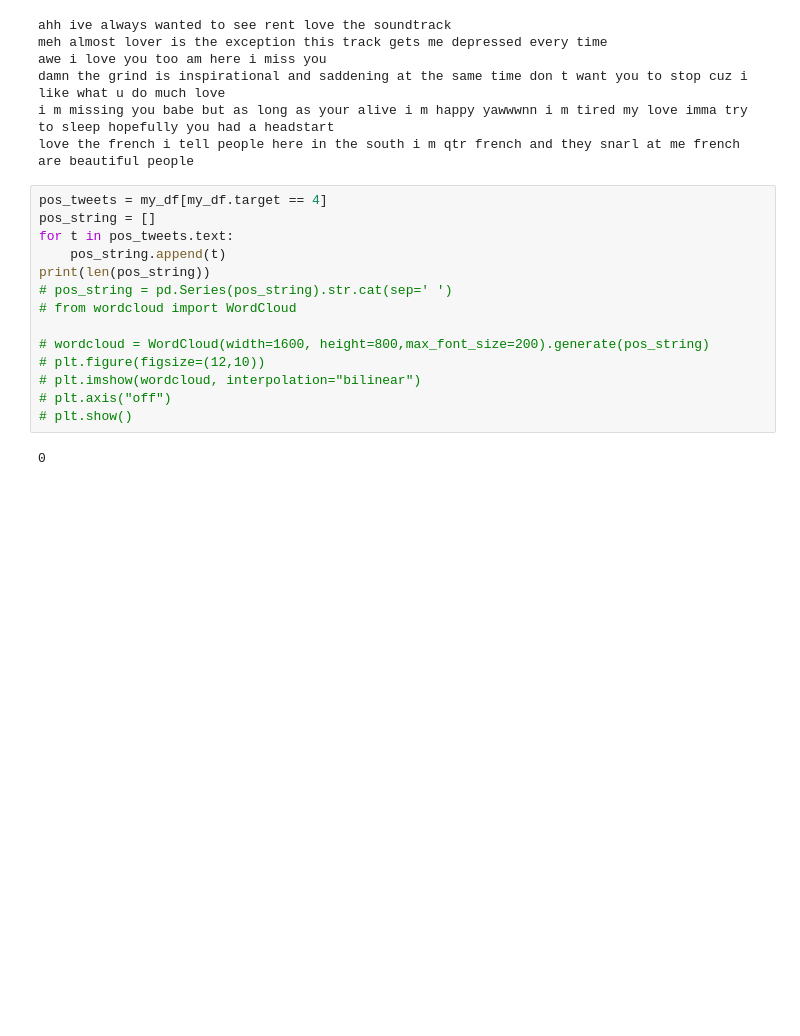
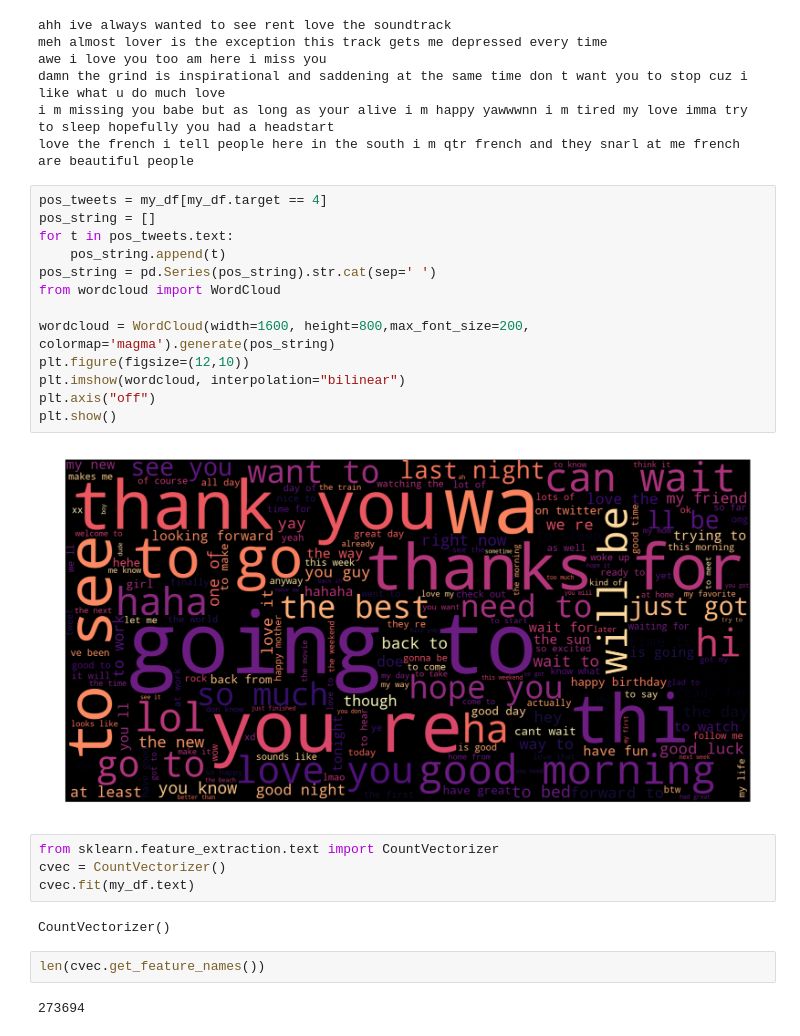
Before and after one commit to La-comadreja/tthustla, a Jupyter notebook: SentimentTutorialPart2.ipynb, the cells around one changed output. Saved outputs shown, nothing was run; the diff lists cells and outputs as text; blank space fills up the shorter version.

```diff
--- a/SentimentTutorialPart2.ipynb
+++ b/SentimentTutorialPart2.ipynb
@@ -159,16 +158,25 @@ love the french i tell people here in the south i m qtr french and they snarl at
 # %%
 pos_tweets = my_df[my_df.target == 4]
 pos_string = []
 for t in pos_tweets.text:
     pos_string.append(t)
-print(len(pos_string))
-# pos_string = pd.Series(pos_string).str.cat(sep=' ')
-# from wordcloud import WordCloud
+pos_string = pd.Series(pos_string).str.cat(sep=' ')
+from wordcloud import WordCloud
 
-# wordcloud = WordCloud(width=1600, height=800,max_font_size=200).generate(pos_string)
-# plt.figure(figsize=(12,10))
-# plt.imshow(wordcloud, interpolation="bilinear")
-# plt.axis("off")
-# plt.show()
+wordcloud = WordCloud(width=1600, height=800,max_font_size=200, colormap='magma').generate(pos_string)
+plt.figure(figsize=(12,10))
+plt.imshow(wordcloud, interpolation="bilinear")
+plt.axis("off")
+plt.show()
 # %% [output]
-0
+[figure, added]
+# %%
+from sklearn.feature_extraction.text import CountVectorizer
+cvec = CountVectorizer()
+cvec.fit(my_df.text)
+# %% [output]
+CountVectorizer()
+# %%
+len(cvec.get_feature_names())
+# %% [output]
+273694
```
Also changed, not shown: parts of 6 cells of this notebook, 1 other file.
